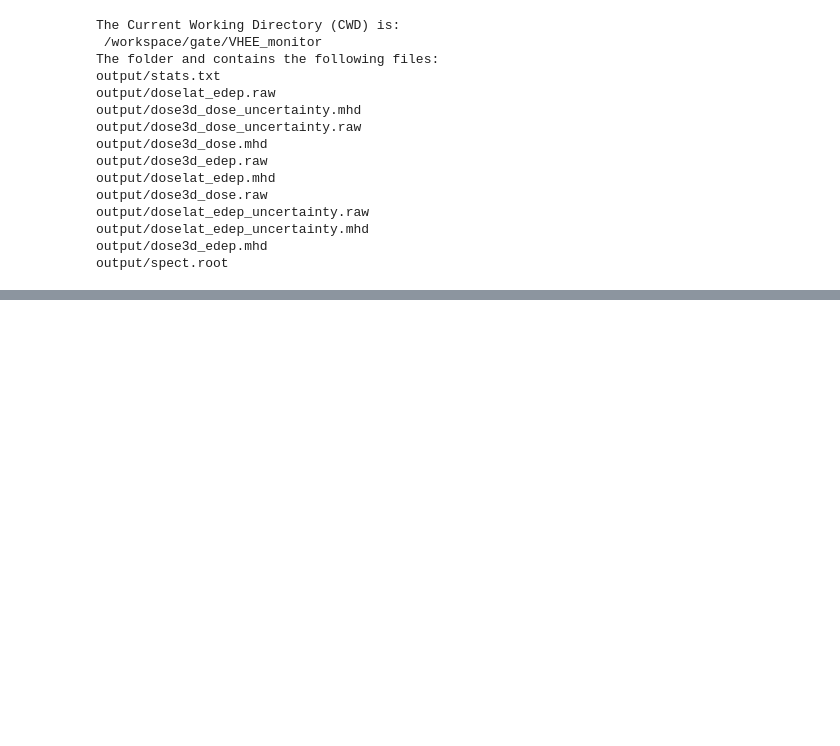
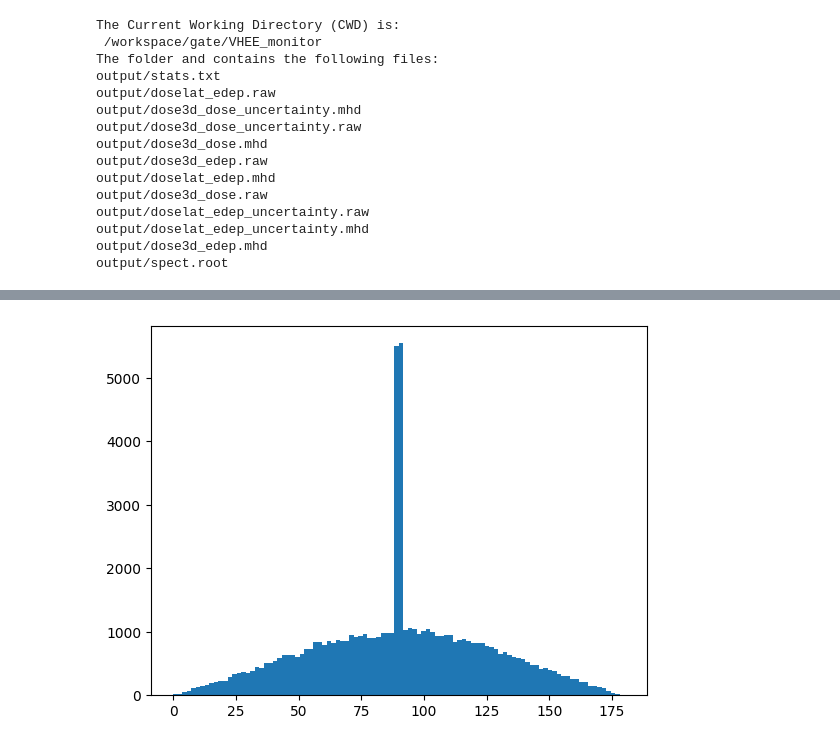
Before and after one commit to francescouni0/VHEE_monitor, a Jupyter notebook: fullcoll.ipynb, the cells around one changed output, grey strips where cells are left out. Cells and saved outputs as stored; diff of their text form; code cells hidden in the pictures; blank space fills up the shorter version.

```diff
--- a/fullcoll.ipynb
+++ b/fullcoll.ipynb
@@ -81,0 +87,8 @@ plt.show()
+# %%
+angle_with_z = np.arccos(predirection_z / np.linalg.norm([predirection_x, predirection_y, predirection_z], axis=0)) * 180 / np.pi
+
+
+plt.hist(angle_with_z, bins=100, range=(0, 180))
+plt.show()
+# %% [output]
+[figure, added]
```
Also changed, not shown: parts of 8 cells of this notebook, 3 other files.
